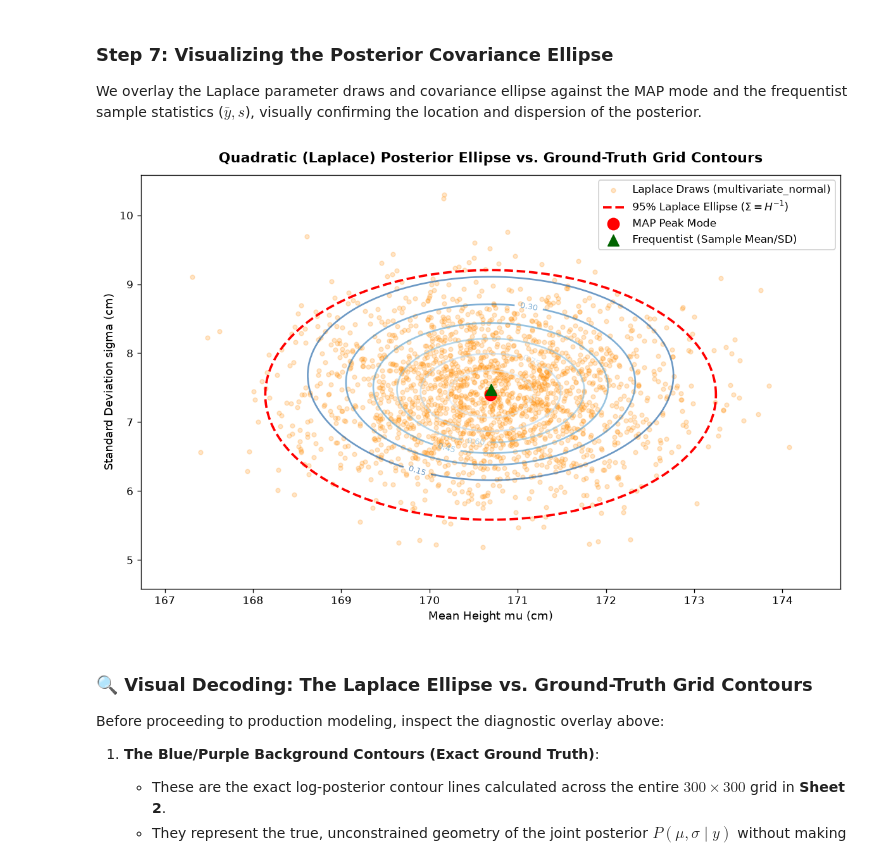
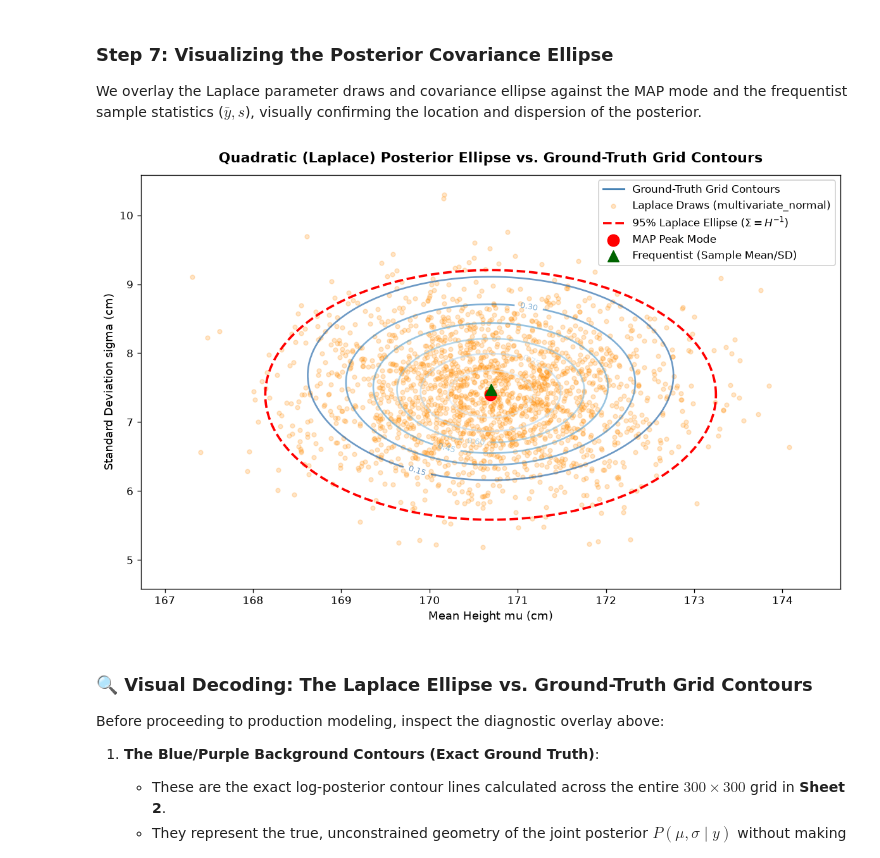
Before and after one commit to tarobins/bayesian-inference-intro, a Jupyter notebook: python/03_quadratic_laplace_approximation.ipynb, the cells around one changed output. Saved outputs shown, nothing was run; the diff lists cells and outputs as text; code cells hidden in the pictures.

Commit message:
Add Ground-Truth Grid Contours proxy artist to Step 7 plot legend in Python Sheet 3

```diff
--- a/python/03_quadratic_laplace_approximation.ipynb
+++ b/python/03_quadratic_laplace_approximation.ipynb
@@ -598,34 +598,35 @@ MU_g, SIGMA_g = np.meshgrid(mu_grid, sigma_grid)
 log_lik_grid = np.zeros_like(MU_g)
 for y_i in heights:
     log_lik_grid += stats.norm.logpdf(y_i, loc=MU_g, scale=SIGMA_g)
 log_prior_grid = stats.norm.logpdf(MU_g, loc=170, scale=15) + stats.uniform.logpdf(SIGMA_g, loc=0, scale=30)
 post_grid = np.exp((log_lik_grid + log_prior_grid) - np.max(log_lik_grid + log_prior_grid))
 
 cs = plt.contour(MU_g, SIGMA_g, post_grid, levels=6, cmap='Blues_r', alpha=0.6, linewidths=1.6)
 plt.clabel(cs, inline=True, fontsize=8, fmt='%.2f')
+plt.plot([], [], color='steelblue', lw=1.8, label='Ground-Truth Grid Contours')
 
 # 2. Scatter of 2,000 instantaneous Laplace draws from MVNormal
 plt.scatter(mu_draws[:2000], sigma_draws[:2000], color='darkorange', alpha=0.22, s=16, label='Laplace Draws (multivariate_normal)')
 
 # 3. Analytical 95% Bivariate Credible Ellipse from Inverted Hessian Sigma = H^-1
 angles = np.linspace(0, 2 * np.pi, 200)
 circle = np.stack([np.cos(angles), np.sin(angles)], axis=0)
 L = np.linalg.cholesky(vcov_matrix)
 ellipse_95 = map_estimates[:, None] + np.sqrt(5.99146) * (L @ circle)
 plt.plot(ellipse_95[0], ellipse_95[1], 'r--', lw=2.2, label=r'95% Laplace Ellipse ($\Sigma = H^{-1}$)')
 
 # 4. Point Estimates: MAP Peak Mode and Frequentist Sample Mean / SD
 plt.scatter(map_mu, map_sigma, color='red', s=120, zorder=6, label='MAP Peak Mode')
 plt.scatter(np.mean(heights), np.std(heights, ddof=1), color='darkgreen', marker='^', s=110, zorder=6, label='Frequentist (Sample Mean/SD)')
 
 plt.title("Quadratic (Laplace) Posterior Ellipse vs. Ground-Truth Grid Contours", fontsize=13, fontweight='bold', pad=12)
 plt.xlabel("Mean Height mu (cm)", fontsize=11)
 plt.ylabel("Standard Deviation sigma (cm)", fontsize=11)
 plt.legend(loc='upper right', frameon=True, facecolor='white', framealpha=0.9, fontsize=10)
 plt.tight_layout()
 plt.show()
 # %% [output]
-[figure, old version]
+[figure, new version]
 # %% [markdown]
 ### 🔍 Visual Decoding: The Laplace Ellipse vs. Ground-Truth Grid Contours
 
```
